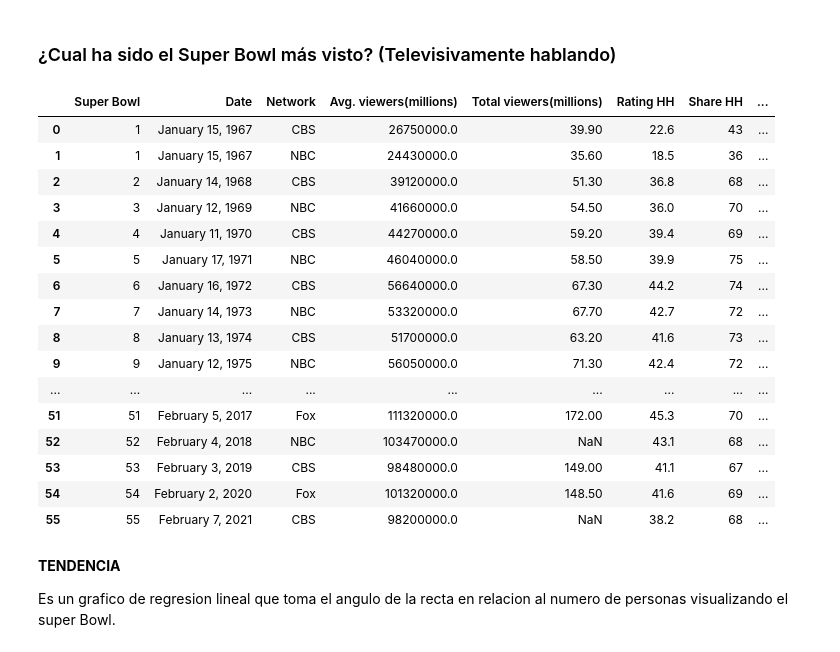
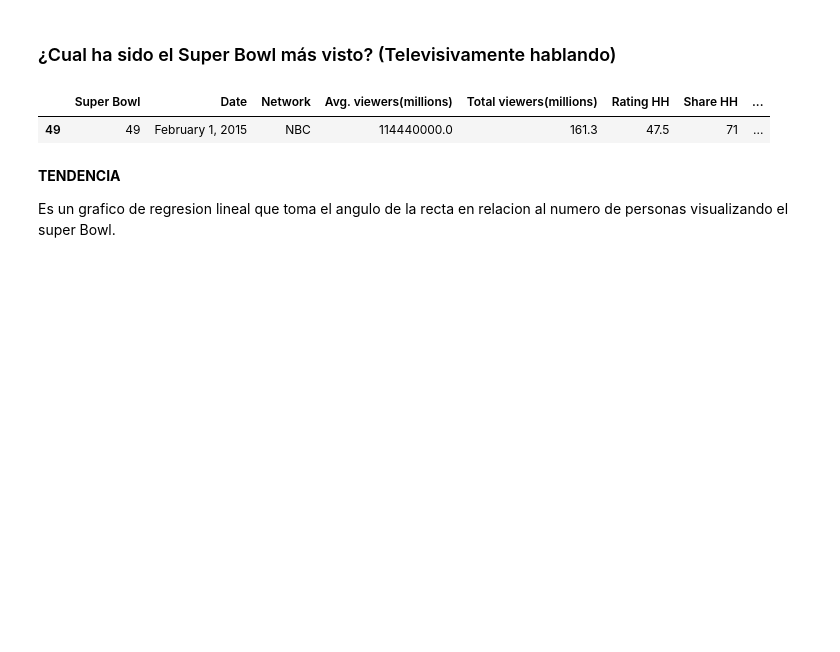
Before and after one commit to EdeEsteban/Analitica-de-Datos, a Jupyter notebook: Analitica.ipynb, the cells around one changed output. Cells and saved outputs as stored; diff of their text form; code cells hidden in the pictures; blank space fills up the shorter version.

```diff
--- a/Analitica.ipynb
+++ b/Analitica.ipynb
@@ -738,25 +747,10 @@ dtype: float64
 # %% [markdown]
 ### ¿Cual ha sido el Super Bowl más visto? (Televisivamente hablando)
 # %%
-ratings[ratings['Total viewers(millions)']]
+ratings[ratings['Avg. viewers(millions)']==ratings['Avg. viewers(millions)'].max()]
 # %% [output]
 |  | Super Bowl | Date | Network | Avg. viewers(millions) | Total viewers(millions) | Rating HH | Share HH | ... |
-| 0 | 1 | January 15, 1967 | CBS | 26750000.0 | 39.90 | 22.6 | 43 | ... |
-| 1 | 1 | January 15, 1967 | NBC | 24430000.0 | 35.60 | 18.5 | 36 | ... |
-| 2 | 2 | January 14, 1968 | CBS | 39120000.0 | 51.30 | 36.8 | 68 | ... |
-| 3 | 3 | January 12, 1969 | NBC | 41660000.0 | 54.50 | 36.0 | 70 | ... |
-| 4 | 4 | January 11, 1970 | CBS | 44270000.0 | 59.20 | 39.4 | 69 | ... |
-| 5 | 5 | January 17, 1971 | NBC | 46040000.0 | 58.50 | 39.9 | 75 | ... |
-| 6 | 6 | January 16, 1972 | CBS | 56640000.0 | 67.30 | 44.2 | 74 | ... |
-| 7 | 7 | January 14, 1973 | NBC | 53320000.0 | 67.70 | 42.7 | 72 | ... |
-| 8 | 8 | January 13, 1974 | CBS | 51700000.0 | 63.20 | 41.6 | 73 | ... |
-| 9 | 9 | January 12, 1975 | NBC | 56050000.0 | 71.30 | 42.4 | 72 | ... |
-| ... | ... | ... | ... | ... | ... | ... | ... | ... |
-| 51 | 51 | February 5, 2017 | Fox | 111320000.0 | 172.00 | 45.3 | 70 | ... |
-| 52 | 52 | February 4, 2018 | NBC | 103470000.0 | NaN | 43.1 | 68 | ... |
-| 53 | 53 | February 3, 2019 | CBS | 98480000.0 | 149.00 | 41.1 | 67 | ... |
-| 54 | 54 | February 2, 2020 | Fox | 101320000.0 | 148.50 | 41.6 | 69 | ... |
-| 55 | 55 | February 7, 2021 | CBS | 98200000.0 | NaN | 38.2 | 68 | ... |
+| 49 | 49 | February 1, 2015 | NBC | 114440000.0 | 161.3 | 47.5 | 71 | ... |
 # %% [markdown]
 **TENDENCIA**
 
```
Also changed, not shown: parts of 8 cells of this notebook.
